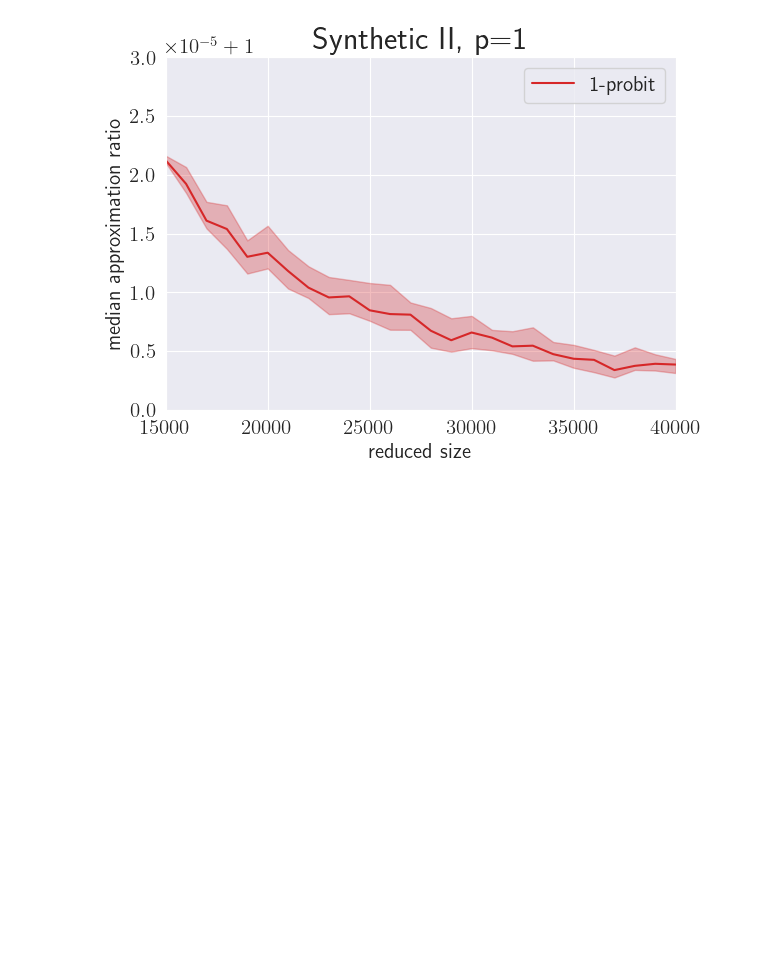
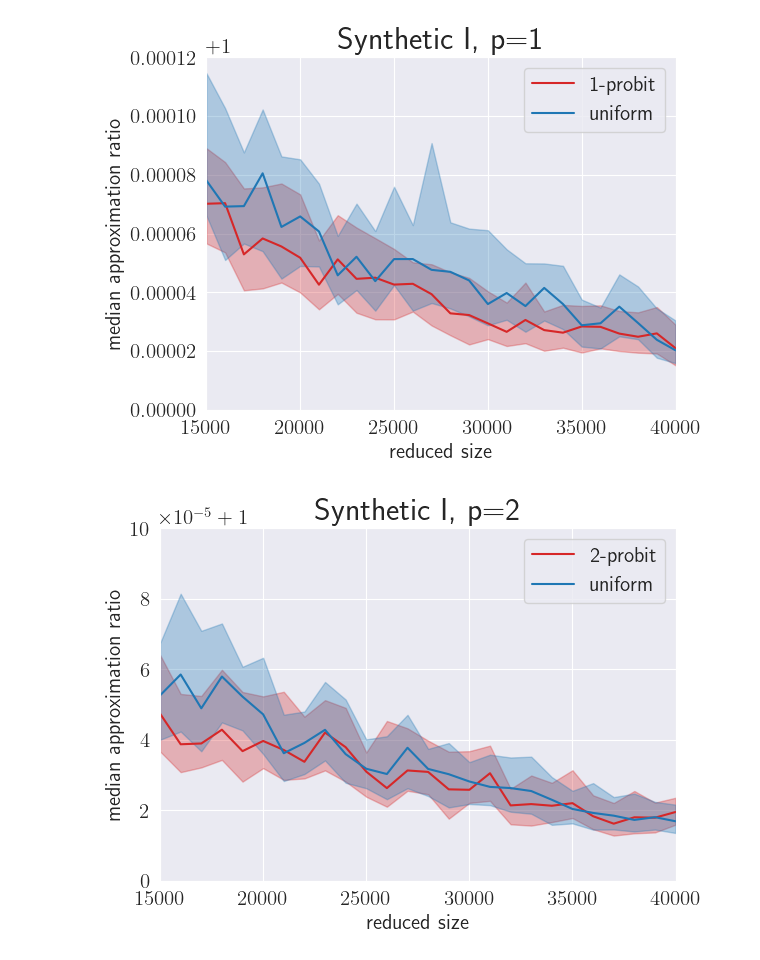
Before and after one commit to Tim907/poisson-regression, a Jupyter notebook: notebooks/plots.ipynb, the cells around one changed output. Saved outputs shown, nothing was run; the diff lists cells and outputs as text; code cells hidden in the pictures; blank space fills up the shorter version.

Commit message:
Fix in LeverageExperiment, new datasets

```diff
--- a/notebooks/plots.ipynb
+++ b/notebooks/plots.ipynb
@@ -20,7 +20,7 @@ def get_results_df(dataset: BaseDataset, p, methods):
 
     for method in methods:
         df = (
-            pd.read_csv(settings.get_results_dir_p(p) / (dataset.get_name() + f"_{method}_p_{p}.csv"))
+            pd.read_csv(settings.get_results_dir_p(p) / (dataset.get_name() + f"_{method}.csv"))
             .filter(items=["ratio", "size", "total_time_s"])
             .groupby(["size"], as_index=False)
             .agg(
@@ -69,8 +69,8 @@ def make_ratio_plot(dataset, p, methods, x_min, x_max, y_min, y_max, plot_bands=
         "covertype": f"Covertype, p={p}",
         "kddcup": f"Kddcup, p={p}",
         "webspam": f"Webspam, p={p}",
-        f"synthetic_n100000_d10_p{p}_variant1_seed1": f"Synthetic I, p={p}",
-        f"synthetic_n100000_d10_p{p}_variant2_seed1": f"Synthetic II, p={p}",
+        f"synthetic_n100000_d6_p{p}_variant1_seed2": f"Synthetic I, p={p}",
+        f"synthetic_n100000_d6_p{p}_variant2_seed2": f"Synthetic II, p={p}",
     }
 
     for cur_method in methods:
@@ -223,9 +223,10 @@ make_ratio_plot(Covertype(), p=5, methods=["uniform", "leverage"], x_min=0, x_ma
 make_ratio_plot(KDDCup(), p=5, methods=["uniform", "leverage"], x_min=0, x_max=30000, y_min=1, y_max=1000000000)
 make_ratio_plot(Webspam(), p=5, methods=["uniform", "leverage"], x_min=0, x_max=15000, y_min=1, y_max=100000)
 # %%
-#make_ratio_plot(Synthetic(n=100000, d=10, p=1, variant=1, seed=1), p=1, methods=["leverage"], x_min=15000, x_max=40000, y_min=1, y_max=1.0005)
-#make_ratio_plot(Synthetic(n=100000, d=10, p=2, variant=1, seed=1), p=2, methods=["leverage"], x_min=15000, x_max=40000, y_min=1, y_max=1.001)
-make_ratio_plot(Synthetic(n=100000, d=10, p=1, variant=2, seed=1), p=1, methods=["leverage"], x_min=15000, x_max=40000, y_min=1, y_max=1.00003)
-#make_ratio_plot(Synthetic(n=100000, d=10, p=2, variant=2, seed=1), p=2, methods=["leverage"], x_min=15000, x_max=40000, y_min=1, y_max=1.000001)
+make_ratio_plot(Synthetic(n=100000, d=6, p=1, variant=1, seed=2), p=1, methods=["leverage", "uniform"], x_min=15000, x_max=40000, y_min=1, y_max=1.00012)
+make_ratio_plot(Synthetic(n=100000, d=6, p=2, variant=1, seed=2), p=2, methods=["leverage", "uniform"], x_min=15000, x_max=40000, y_min=1, y_max=1.0001)
+make_ratio_plot(Synthetic(n=100000, d=6, p=1, variant=2, seed=2), p=1, methods=["leverage", "uniform"], x_min=15000, x_max=40000, y_min=1, y_max=1.00004)
+make_ratio_plot(Synthetic(n=100000, d=6, p=2, variant=2, seed=2), p=2, methods=["leverage", "uniform"], x_min=15000, x_max=40000, y_min=1, y_max=1.000007)
 # %% [output]
-[figure, old version]
+[figure, new version]
+[figure, added]
```
Also changed, not shown: parts of 1 cell of this notebook, 56 other files.
